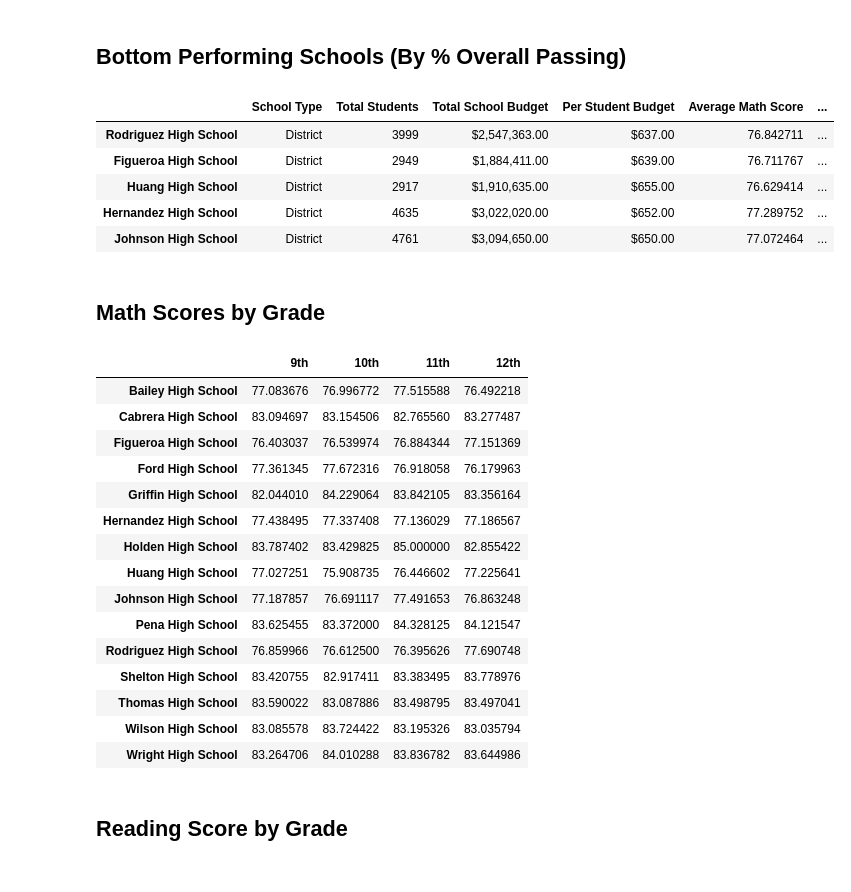
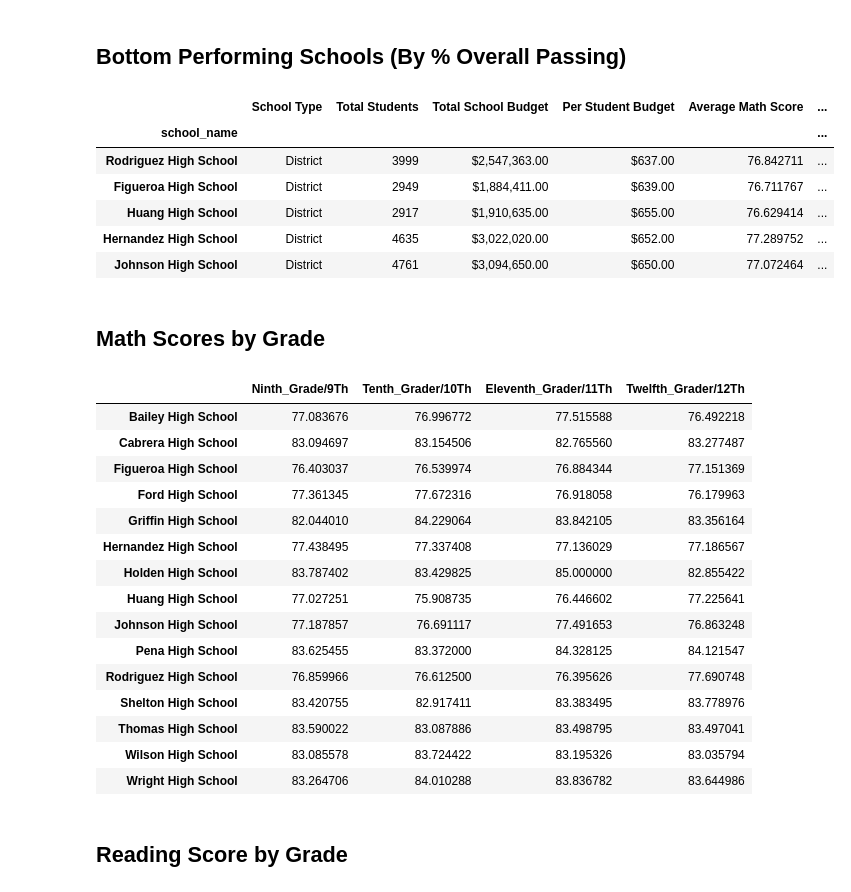
Before and after one commit to IsmailBilal92/pandas-challenge, a Jupyter notebook: PyCitySchools/PyCitySchools_starter.ipynb, the cells around one changed output. Drawn from its saved outputs; the diff is of its cells as text; code cells hidden in the pictures.

```diff
--- a/PyCitySchools/PyCitySchools_starter.ipynb
+++ b/PyCitySchools/PyCitySchools_starter.ipynb
@@ -314,10 +315,11 @@ top_schools.head(5)
 ## Bottom Performing Schools (By % Overall Passing)
 # %%
 # Sort the schools by `% Overall Passing` in ascending order and display the top 5 rows.
-bottom_schools =
+bottom_schools = per_school_summary.sort_values(["% Overall Passing"],ascending=True)
 bottom_schools.head(5)
 # %% [output]
 |  | School Type | Total Students | Total School Budget | Per Student Budget | Average Math Score | ... |
+| school_name |  |  |  |  |  | ... |
 | Rodriguez High School | District | 3999 | $2,547,363.00 | $637.00 | 76.842711 | ... |
 | Figueroa High School | District | 2949 | $1,884,411.00 | $639.00 | 76.711767 | ... |
 | Huang High School | District | 2917 | $1,910,635.00 | $655.00 | 76.629414 | ... |
@@ -333,13 +335,16 @@ eleventh_graders = school_data_complete[(school_data_complete["grade"] == "11th"
 twelfth_graders = school_data_complete[(school_data_complete["grade"] == "12th")]
 
 # Group by `school_name` and take the mean of the `math_score` column for each.
-ninth_grade_math_scores =
-tenth_grader_math_scores =
-eleventh_grader_math_scores =
-twelfth_grader_math_scores =
+ninth_grade_math_scores = ninth_graders.groupby(["school_name"])["math_score"].mean()
+tenth_grader_math_scores = tenth_graders.groupby(["school_name"])["math_score"].mean()
+eleventh_grader_math_scores = eleventh_graders.groupby(["school_name"])["math_score"].mean()
+twelfth_grader_math_scores = twelfth_graders.groupby(["school_name"])["math_score"].mean()
 
 # Combine each of the scores above into single DataFrame called `math_scores_by_grade`
-math_scores_by_grade =
+math_scores_by_grade = pd.DataFrame({"Ninth_Grade/9Th":ninth_grade_math_scores,
+                                    "Tenth_Grader/10Th":tenth_grader_math_scores,
+                                    "Eleventh_Grader/11Th":eleventh_grader_math_scores,
+                                    "Twelfth_Grader/12Th":twelfth_grader_math_scores})
 
 # Minor data wrangling
 math_scores_by_grade.index.name = None
@@ -347,7 +352,7 @@ math_scores_by_grade.index.name = None
 # Display the DataFrame
 math_scores_by_grade
 # %% [output]
-|  | 9th | 10th | 11th | 12th |
+|  | Ninth_Grade/9Th | Tenth_Grader/10Th | Eleventh_Grader/11Th | Twelfth_Grader/12Th |
 | Bailey High School | 77.083676 | 76.996772 | 77.515588 | 76.492218 |
 | Cabrera High School | 83.094697 | 83.154506 | 82.765560 | 83.277487 |
 | Figueroa High School | 76.403037 | 76.539974 | 76.884344 | 77.151369 |
```
Also changed, not shown: parts of 8 cells of this notebook.
